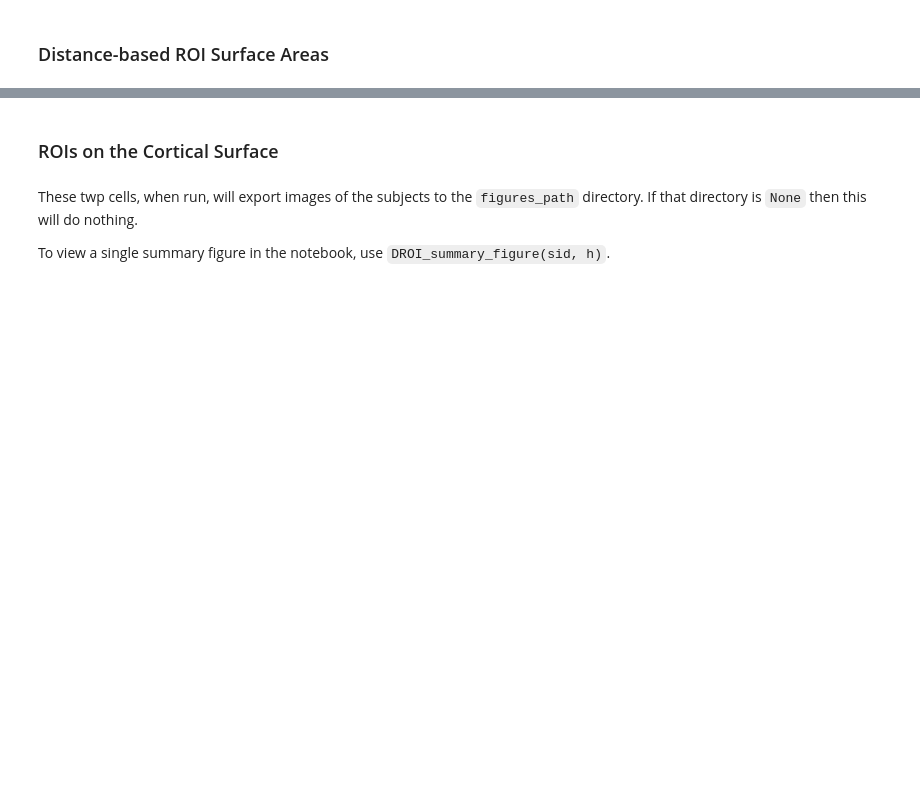
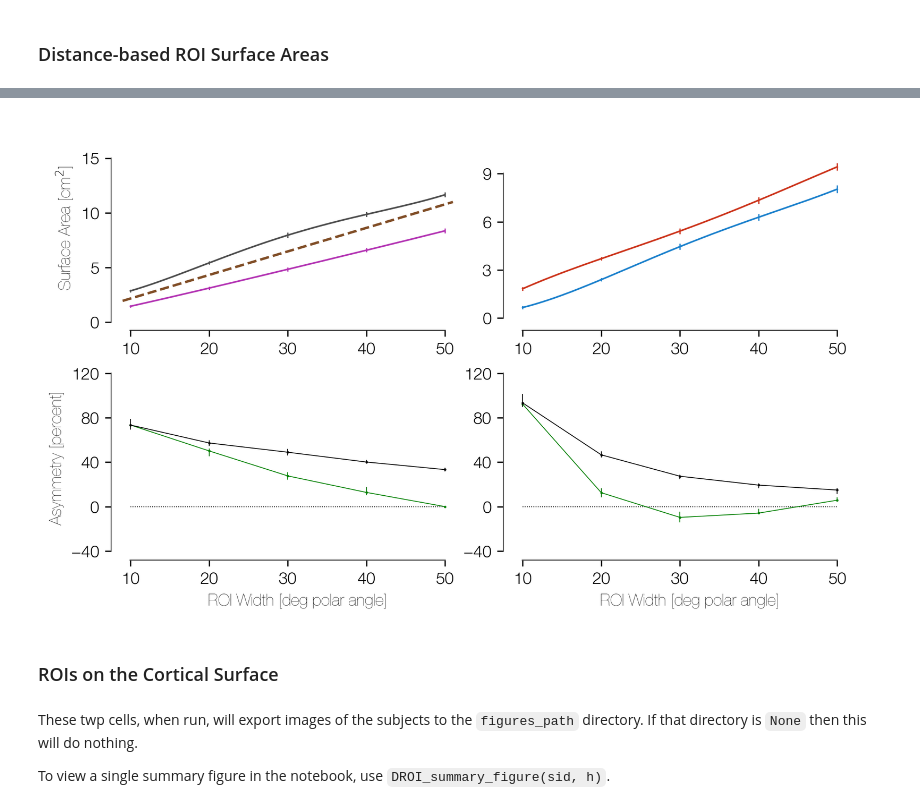
Before and after one commit to noahbenson/performance-fields, a Jupyter notebook: notebooks/performance-fields.ipynb, the cells around one changed output, grey strips where cells are left out. Cells and saved outputs as stored; diff of their text form; code cells hidden in the pictures; blank space fills up the shorter version.

```diff
--- a/notebooks/performance-fields.ipynb
+++ b/notebooks/performance-fields.ipynb
@@ -398,7 +403,7 @@ def DROI_diff_plot(para1, para2, axes=None, dx=0, zorder=1,
                    color=None, angles=None, cumulative=False, lc='-',
                    bootstraps=1000, ci=68, quant='surface_area_mm2'):
     '''
-    DROI_diff_plot() can be used to produce a line-plot with error bards of the
+    DROI_diff_plot() can be used to produce a line-plot with error bars of the
     difference (asymmetry) between two paradigms, in terms of increasing polar
     angle strip width.
     '''
@@ -432,7 +437,11 @@ def DROI_diff_plot(para1, para2, axes=None, dx=0, zorder=1,
             dy = yy1 - yy2
             #kk = mu > 0
             #(mu,dy) = (mu[kk], dy[kk])
-            ys.append(np.nanmedian(dy / mu * 100))
+            # This line can generate divide-by-zero warnings, but they are
+            # correctly handled by the nanmedian() call, so we can safely
+            # itnore them.
+            with np.errstate(all='ignore'):
+                ys.append(np.nanmedian(dy / mu * 100))
         (yl,y,yu) = np.percentile(ys, [2.5,50,97.5] if ci == 95 else [16,50,84])
         ax.plot([x, x], [yl, yu], '-', c=color, lw=0.5)
         ax.plot(x, y, '.', c=color, ms=1)
@@ -925,3 +785,89 @@ if figures_path is not None:
+# %%
+# The arrangement of the panels; the first two go in panel A and the
+# next two go in panel B.
+paradigm_order = ['ventral','dorsal','vertical','horizontal']
+# The y-axis label.
+ylabel = r'Surface Area [cm$^2$]'
+# Whether to include quantile informaton on the plots as shaded regioins.
+shading = False
+# Whether to plot the white, midgray, and pial together or just the midgray.
+midgray_only = True
+# The axes limits; this is the min and max values that are plotted.
+(xmin_ax, xmax_ax) = (7.5, 55)
+# The ticks for the x-axis should just be the bin labels.
+xticks = data.roi_angles
+# The minimum and maximum values of the axes spines.
+(xmin_sp, xmax_sp) = (xticks[0], xticks[-1])
+# While all the panels have the same x-axis, the y-axes are different, so we
+# declare a grid of yticks, ymin, and ymax values.
+yticks = (([0,5,10,15], [0,3,6,9]),
+          ([-40, 0, 40, 80, 120], [-40, 0, 40, 80, 120]))
+ymins_sp = tuple([tuple([u[0] for u in uu]) for uu in yticks])
+ymaxs_sp = tuple([tuple([u[-1] for u in uu]) for uu in yticks])
+# For axes, we can preserve approximate spacing in top and bottom axes
+ymins_ax = ((-0.8, -0.8), (-48.53, -48.53))
+ymaxs_ax = ((18, 12), (136, 136))
+
+if midgray_only:
+    quants = ['surface_area_mm2'] # What to plot.
+    lcs = ['-'] # Line-characters
+else:
+    quants = ['white_surface_area_mm2', 'surface_area_mm2', 'pial_surface_area_mm2']
+    lcs = [':', '-', '-.']
+
+# Setup the figure.
+(fig,axs) = plt.subplots(2,2, figsize=(7, 4.33), dpi=72*4)
+fig.subplots_adjust(0.075,0.125,1,0.975,0.05,0.12)
+
+dx = 0 # Set to something like 0.6 for symmetrically offset plot-points/lines.
+tcum = True
+for (quant,lc) in zip(quants, lcs):
+    # Plot the cumulative plots (first column of axes) first.
+    opts = dict(cumulative=tcum, shading=shading, quant=quant, lc=lc)
+    DROI_quant_plot('ventral',    axes=axs[0,1], dx=-dx, **opts)
+    DROI_quant_plot('dorsal',     axes=axs[0,1], dx=dx,  **opts)
+    DROI_quant_plot('vertical',   axes=axs[0,0], dx=-dx, **opts)
+    DROI_quant_plot('horizontal', axes=axs[0,0], dx=dx,  **opts)
+
+    # The local surface-area/asymmetry plots.
+    opts = dict(quant=quant, lc=lc)
+    DROI_diff_plot('dorsal',     'ventral',  axes=axs[1,1], dx=-dx, **opts)
+    DROI_diff_plot('horizontal', 'vertical', axes=axs[1,0], dx=-dx, **opts)
+    opts['color'] = [0,0,0,1]
+    opts['cumulative'] = True
+    DROI_diff_plot('dorsal',     'ventral',  axes=axs[1,1], dx=dx, **opts)
+    DROI_diff_plot('horizontal', 'vertical', axes=axs[1,0], dx=dx, **opts)
+
+# Fix the limits and axes.
+for (ax_row,ymins,ymaxs,yticks_row) in zip(axs, ymins_ax, ymaxs_ax, yticks):
+    for (ax, ymin_ax, ymax_ax, yt) in zip(ax_row, ymins, ymaxs, yticks_row):
+        (ymin_sp, ymax_sp) = (yt[0], yt[-1])
+        ax.set_xticks(data.roi_angles)
+        ax.set_xlim((xmin_ax, xmax_ax))
+        ax.set_yticks(yt)
+        ax.set_ylim((ymin_ax, ymax_ax))
+        ax.plot([xmin_ax,xmin_ax], [ymin_sp,ymax_sp], 'k-', lw=1)
+        ax.plot([xmin_sp,xmax_sp], [ymin_ax,ymin_ax], 'k-', lw=1)
+        for sp in six.itervalues(ax.spines):
+            sp.set_visible(False)
+# Plot Labels:
+for ax in axs[1]:
+    ax.set_xlabel('ROI Width [deg polar angle]')
+    ax.plot([xmin_sp, xmax_sp], [0,0], 'k:', lw=0.5, zorder=-2)
+axs[1,0].set_ylabel("Asymmetry [percent]")
+axs[0,0].set_ylabel(ylabel)
+
+# Add Horton and Hoyt numbers.
+hh_m = 0.2157
+# (HH's equation, for 1-6° of eccen, predicts that the surface
+# area devoted to ± Q polar angle degrees =
+# ~(0.2157 cm^2/deg) (Q deg)
+axs[0,0].plot([9, 51], [9*hh_m, 51*hh_m], '--',
+              color=[0.5,0.3,0.15], lw=1.5, zorder=-10)
+
+save_figure('surface_areas.pdf', dpi=72*8);
+# %% [output]
+[figure, added]
 # %% [markdown]
 ### ROIs on the Cortical Surface
 # %% [markdown]
```
Also changed, not shown: parts of 61 cells of this notebook, 1 other file.
